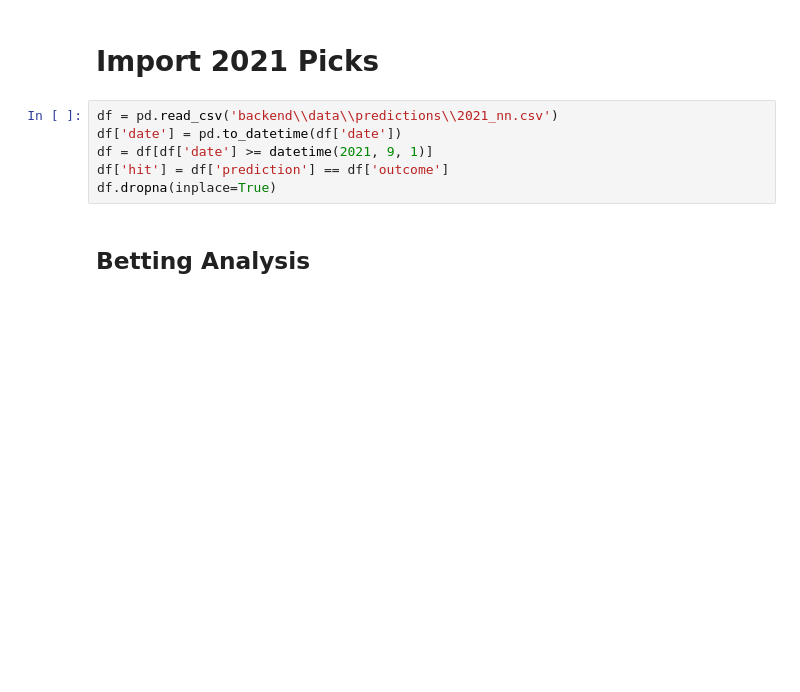
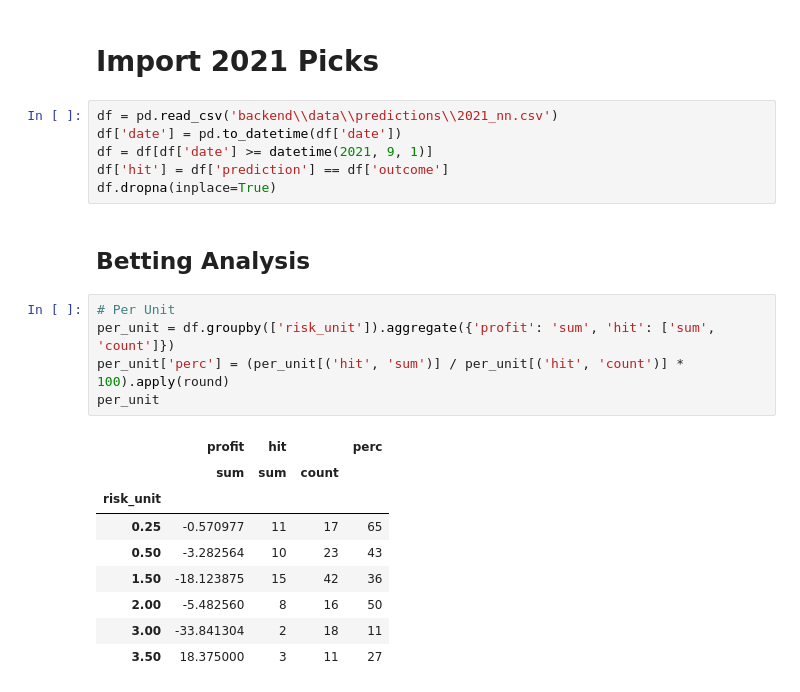
Before and after one commit to tylerengland25/NFL, a Jupyter notebook: backend/analytics/2021.ipynb, the cells around one changed output. Saved outputs shown, nothing was run; the diff lists cells and outputs as text; blank space fills up the shorter version.

```diff
--- a/backend/analytics/2021.ipynb
+++ b/backend/analytics/2021.ipynb
@@ -19,3 +19,18 @@ df['hit'] = df['prediction'] == df['outcome']
 df.dropna(inplace=True)
 # %% [markdown]
 ## Betting Analysis
+# %%
+# Per Unit
+per_unit = df.groupby(['risk_unit']).aggregate({'profit': 'sum', 'hit': ['sum', 'count']})
+per_unit['perc'] = (per_unit[('hit', 'sum')] / per_unit[('hit', 'count')] * 100).apply(round)
+per_unit
+# %% [output]
+|  | profit | hit |  | perc |
+|  | sum | sum | count |  |
+| risk_unit |  |  |  |  |
+| 0.25 | -0.570977 | 11 | 17 | 65 |
+| 0.50 | -3.282564 | 10 | 23 | 43 |
+| 1.50 | -18.123875 | 15 | 42 | 36 |
+| 2.00 | -5.482560 | 8 | 16 | 50 |
+| 3.00 | -33.841304 | 2 | 18 | 11 |
+| 3.50 | 18.375000 | 3 | 11 | 27 |
```
Also changed, not shown: parts of 4 cells of this notebook, 4 other files.
